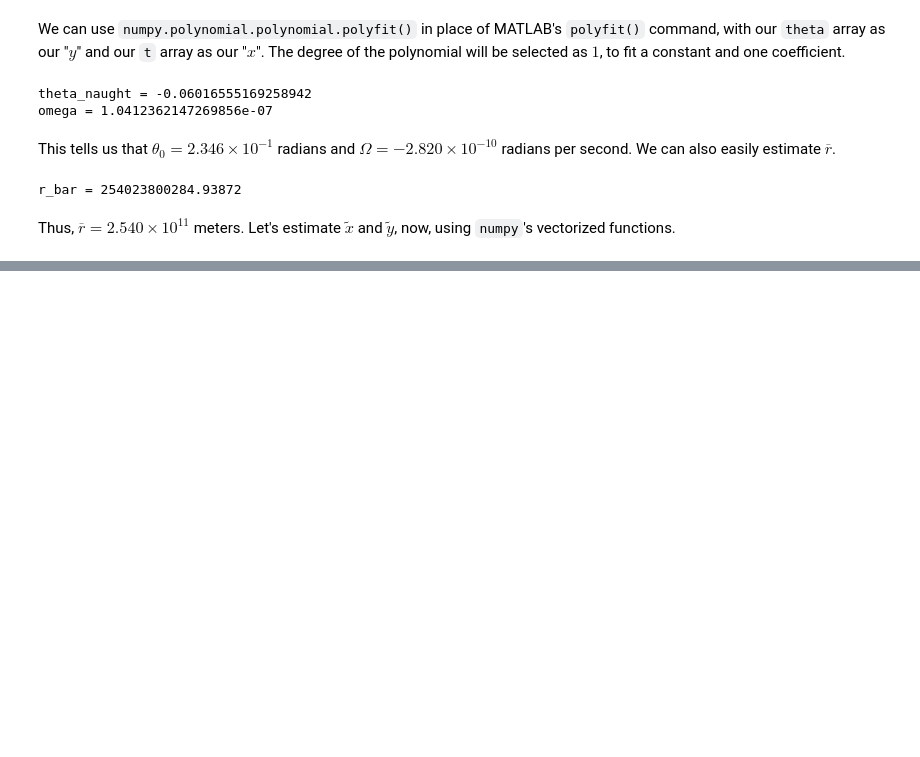
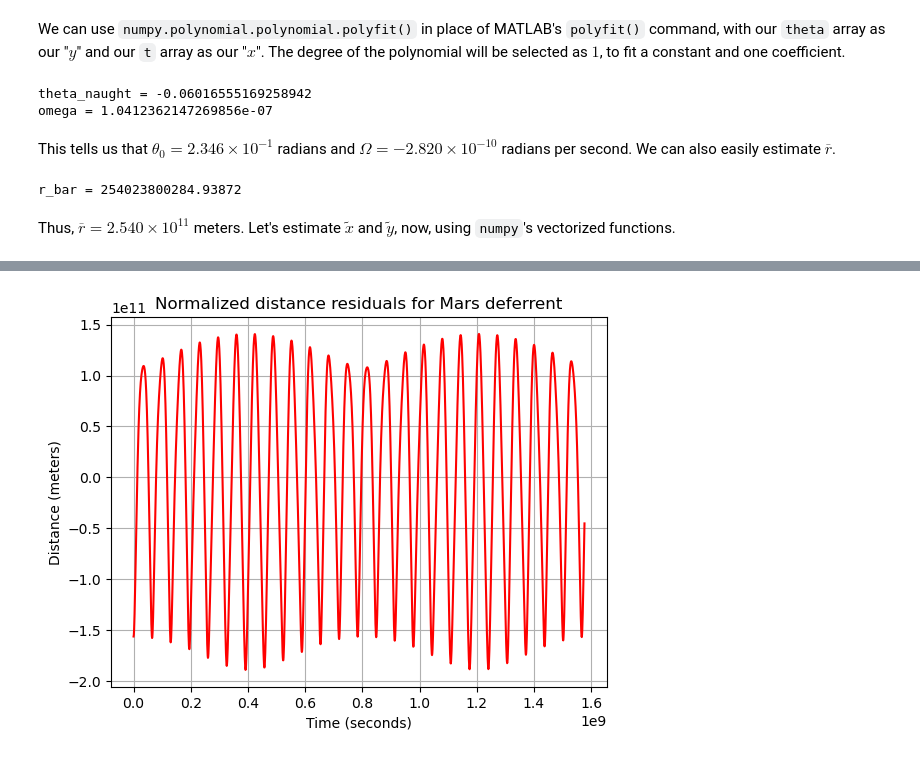
Before and after one commit to lemondoroshow/geoscienceModeling, a Jupyter notebook: celestialMechanics/copernican_revolution.ipynb, the cells around one changed output, grey strips where cells are left out. Cells and saved outputs as stored; diff of their text form; code cells hidden in the pictures; blank space fills up the shorter version.

```diff
--- a/celestialMechanics/copernican_revolution.ipynb
+++ b/celestialMechanics/copernican_revolution.ipynb
@@ -144,0 +136,10 @@ $$ \tilde{y} = \overline{r}\cdot[\sin(\Omega t+\theta_0)+a\sin(\omega t+\theta_1
+# %%
+# Plot distance residuals
+fig, ax = plt.subplots()
+ax.plot(t, np.subtract(r, proj_dist), color = "red")
+ax.set_title("Normalized distance residuals for Mars deferrent")
+ax.set_xlabel("Time (seconds)")
+ax.set_ylabel("Distance (meters)")
+ax.grid()
+# %% [output]
+[figure, added]
```
Also changed, not shown: parts of 34 cells of this notebook.
